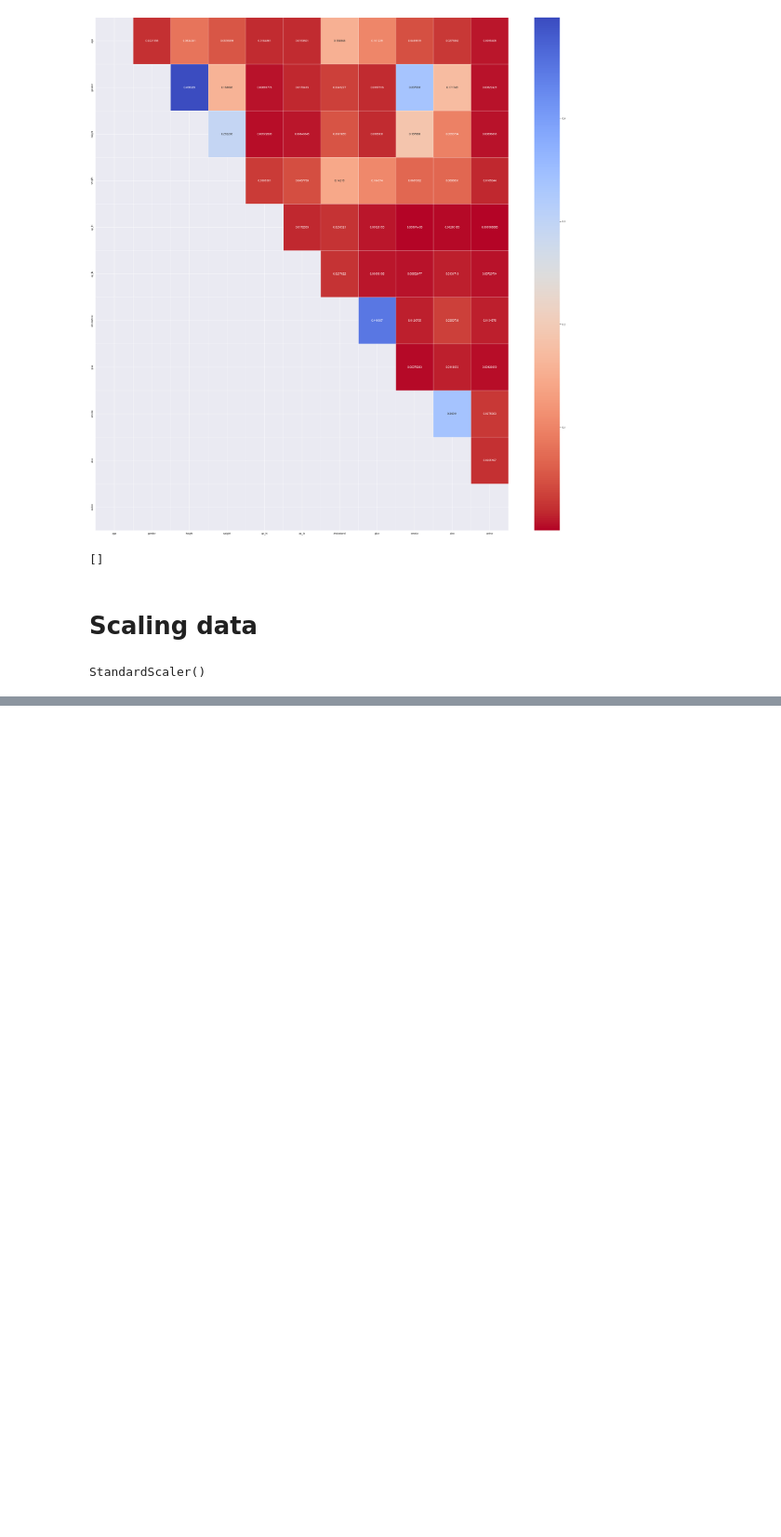
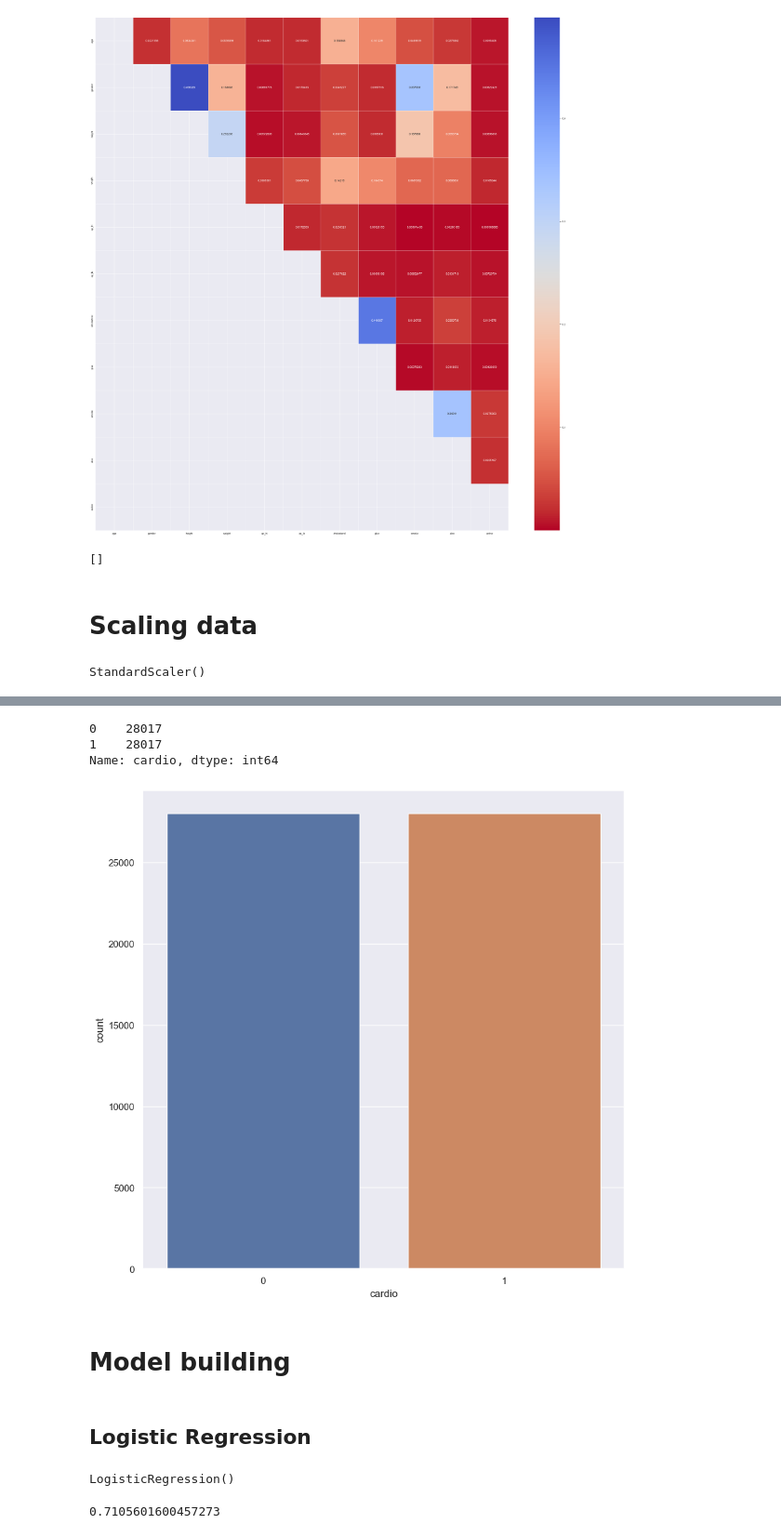
Before and after one commit to pinilDissanayaka/Cardiovascular-Disease-Prediction, a Jupyter notebook: Notebook/Model.ipynb, the cells around one changed output, grey strips where cells are left out. Shown: that part at 93% size. Drawn from its saved outputs; the diff is of its cells as text; code cells hidden in the pictures; blank space fills up the shorter version.

```diff
--- a/Notebook/Model.ipynb
+++ b/Notebook/Model.ipynb
@@ -110,0 +167,26 @@ sc_x_test = pd.DataFrame(data = sc_x_test, columns = x_test.columns)
+# %%
+print(y_train_ros.value_counts())
+
+sns.set()
+plt.figure(figsize = (10, 10))
+sns.countplot(x = y_train_ros)
+plt.show()
+# %% [output]
+0    28017
+1    28017
+Name: cardio, dtype: int64
+[figure, added]
+# %% [markdown]
+# Model building
+# %% [markdown]
+## Logistic Regression
+# %%
+lr = LogisticRegression()
+lr.fit(x_train_ros, y_train_ros)
+# %% [output]
+LogisticRegression()
+# %%
+lr_ros_pred = lr.predict(x_test)
+lr_ros_acc = accuracy_score(y_test, lr_ros_pred)
+# %% [output]
+0.7105601600457273
```
Also changed, not shown: parts of 11 cells of this notebook.
